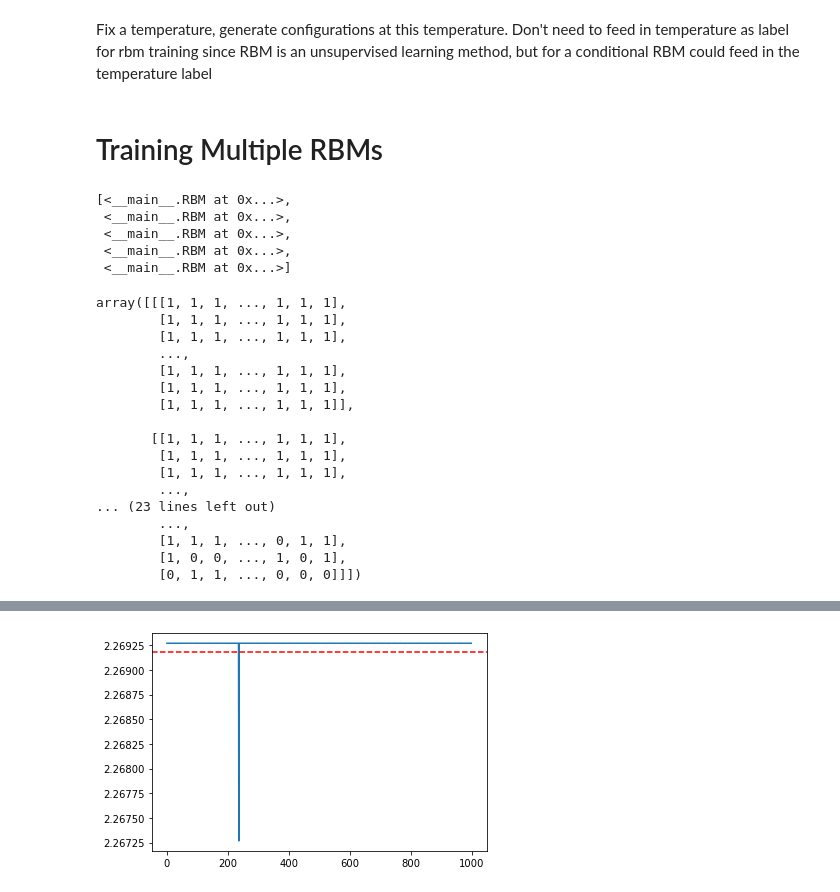
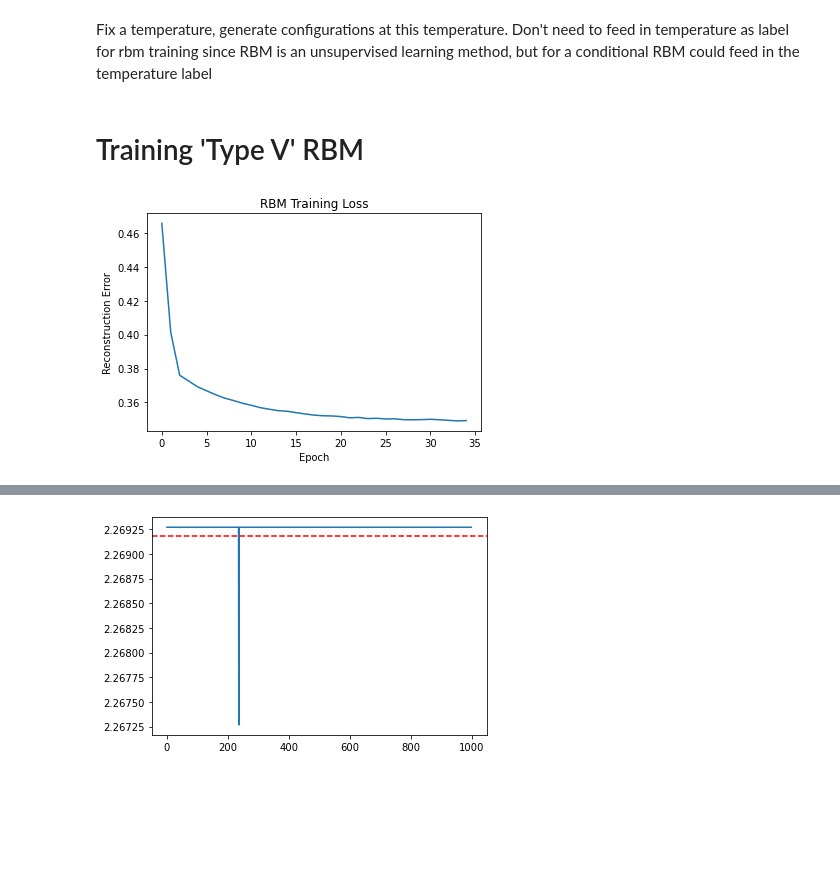
Before and after one commit to willgriff14/research_kcl, a Jupyter notebook: My RBM.ipynb, the cells around one changed output, grey strips where cells are left out. Drawn from its saved outputs; the diff is of its cells as text; code cells hidden in the pictures; blank space fills up the shorter version.

```diff
--- a/My RBM.ipynb
+++ b/My RBM.ipynb
@@ -14,10 +14,13 @@ class RBM:
     def _sigmoid(self, x):
         return 1 / (1 + np.exp(-x))
 
-    def train(self, data, num_epochs=10, learning_rate=0.1):
+    def train(self, data, num_epochs=100, initial_learning_rate=0.1, decay_rate=0.1):
         num_samples = data.shape[0]
+        losses = []  # Store losses for each epoch
 
         for epoch in range(num_epochs):
+            learning_rate = initial_learning_rate * np.exp(-decay_rate * epoch)
+
             # Positive phase
             hidden_prob = self._sigmoid(np.dot(data, self.weights) + self.hidden_bias)
             hidden_state = self._sample(hidden_prob)
@@ -27,12 +30,19 @@ class RBM:
             visible_recon_state = self._sample(visible_recon_prob)
             hidden_recon_prob = self._sigmoid(np.dot(visible_recon_state, self.weights) + self.hidden_bias)
 
+            # Compute reconstruction error
+            loss = np.mean((data - visible_recon_state) ** 2)
+            losses.append(loss)  # Add loss to the list of losses
+
             # Update weights
             positive_associations = np.dot(data.T, hidden_prob)
             negative_associations = np.dot(visible_recon_state.T, hidden_recon_prob)
             self.weights += learning_rate * (positive_associations - negative_associations) / num_samples
             self.visible_bias += learning_rate * (np.sum(data - visible_recon_state, axis=0)) / num_samples
             self.hidden_bias += learning_rate * (np.sum(hidden_prob - hidden_recon_prob, axis=0)) / num_samples
+
+        return losses
+
 
     def _sample(self, prob):
         return (np.random.random(size=prob.shape) < prob).astype(np.float32)
@@ -54,15 +64,15 @@ class RBM:
 
         return np.array(sequence)
 
+    def to_spin(self, prob):
+        return np.where(np.random.random(size=prob.shape) < prob, 1, -1)
+
     def _sample_hidden(self, visible):
         hidden_activations = np.dot(visible, self.weights) + self.hidden_bias
         hidden_prob = self._sigmoid(hidden_activations)
-        return self._sample(hidden_prob)
+        return self.to_spin(hidden_prob)
 
     def _sample_visible(self, hidden):
         visible_activations = np.dot(hidden, self.weights.T) + self.visible_bias
         visible_prob = self._sigmoid(visible_activations)
-        return self._sample(visible_prob)
-
-    def to_spin(self, prob):
-        return np.where(np.random.random(size=prob.shape) < prob, 1, -1)
+        return self.to_spin(visible_prob)
@@ -77,14 +83,33 @@ rbm_data = np.load('rbm_data.npy')
+# %% [markdown]
+# Training 'Type V' RBM
 # %%
+# Concatenate all configurations into one dataset
+rbm_data = np.load('rbm_data2.npy')
 # Assume that each sample in your data is a 1D array of spins
 # representing a 2D lattice. This assumes a "flattening" of the 2D lattice.
-num_visible = rbm_data.shape[1]  # Number of spins
-num_hidden = 100  # This is a hyperparameter I you can tune
+# Concatenate all configurations into one dataset
+all_data = np.concatenate(rbm_data)
+
+# Number of spins should match the flattened 2D lattice size
+num_visible = all_data.shape[1]
+num_hidden = 100  # This is a hyperparameter you can tune
 
 # Instantiate the RBM
 rbm = RBM(num_visible=num_visible, num_hidden=num_hidden)
 
 # Train the RBM
-rbm.train(rbm_data, num_epochs=100, learning_rate=0.1)
+losses = rbm.train(all_data, num_epochs=35, initial_learning_rate=0.1)
+
+# Plot the losses
+import matplotlib.pyplot as plt
+
+plt.plot(losses)
+plt.title('RBM Training Loss')
+plt.xlabel('Epoch')
+plt.ylabel('Reconstruction Error')
+plt.show()
+# %% [output]
+[figure, added]
 # %%
 # save the RBM to a file
 
@@ -92,5 +117,3 @@ import pickle
 
 with open('trained_rbm.pkl', 'wb') as f:
     pickle.dump(rbm, f)
-# %% [markdown]
-# Training Multiple RBMs
@@ -113,28 +119,0 @@ for data in rbm_data:
-# %%
-rbms
-# %% [output]
-[<__main__.RBM at 0x...>,
- <__main__.RBM at 0x...>,
- <__main__.RBM at 0x...>,
- <__main__.RBM at 0x...>,
- <__main__.RBM at 0x...>]
-# %%
-rbm_data
-# %% [output]
-array([[[1, 1, 1, ..., 1, 1, 1],
-        [1, 1, 1, ..., 1, 1, 1],
-        [1, 1, 1, ..., 1, 1, 1],
-        ...,
-        [1, 1, 1, ..., 1, 1, 1],
-        [1, 1, 1, ..., 1, 1, 1],
-        [1, 1, 1, ..., 1, 1, 1]],
-
-       [[1, 1, 1, ..., 1, 1, 1],
-        [1, 1, 1, ..., 1, 1, 1],
-        [1, 1, 1, ..., 1, 1, 1],
-        ...,
-... (23 lines left out)
-        ...,
-        [1, 1, 1, ..., 0, 1, 1],
-        [1, 0, 0, ..., 1, 0, 1],
-        [0, 1, 1, ..., 0, 0, 0]]])
```
Also changed, not shown: parts of 9 cells of this notebook.
